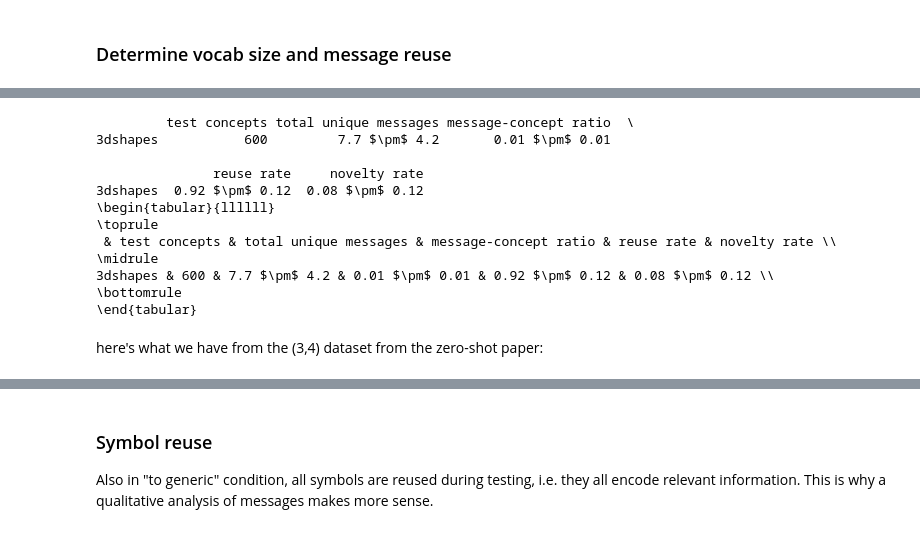
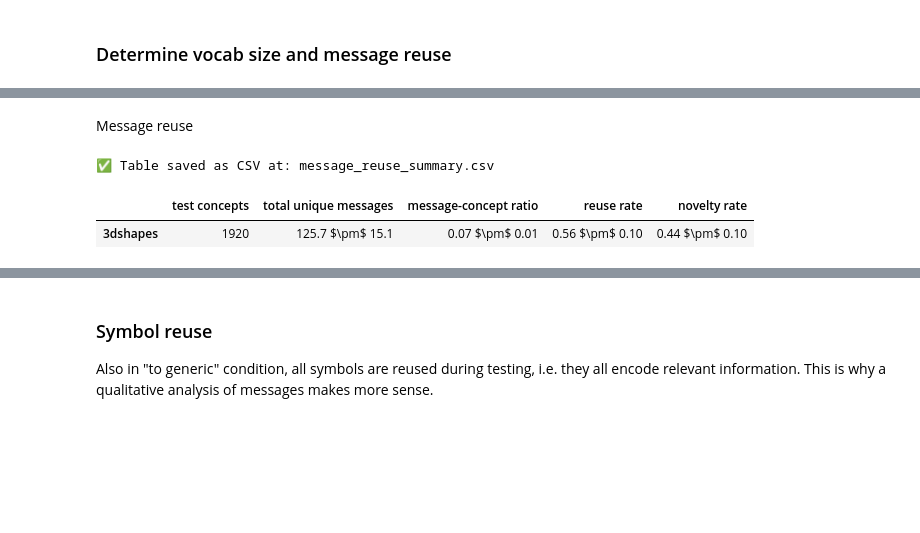
Before and after one commit to kristinakobrock/emergent-abstractions, a Jupyter notebook: analysis_zero_shot_qualitative.ipynb, the cells around one changed output, grey strips where cells are left out. Cells and saved outputs as stored; diff of their text form; code cells hidden in the pictures; blank space fills up the shorter version.

```diff
--- a/analysis_zero_shot_qualitative.ipynb
+++ b/analysis_zero_shot_qualitative.ipynb
@@ -112,9 +90,10 @@ datasets = ['3dshapes']
 n_values = [4]
 n_attributes = [3]
 n_epochs = 300
+n_runs = 3
 n_datasets = len(datasets)
 
-path = [
+paths = [
     'results/3dshapes/shapes3d_feat_rep_game_size_10_vsf_3',  # path for 3dshapes
 ]
 # %%
@@ -246,12 +331,26 @@ I could not adjust the code such that it would also compute symbol use and novel
+# %% [markdown]
+Message reuse
+# %%
+context_unaware = False # whether original or context_unaware simulations are evaluated
+zero_shot = True # whether zero-shot simulations are evaluated
+zero_shot_test = 'specific' # 'generic' or 'specific'
+test_interactions = True # whether scores should be calculated on test interactions (only with zero shot)
+test_ds = 'test' # 'test' or 'test_sampled_unscaled' or 'test_unscaled' or 'test_fine'
+setting = ""
+if context_unaware:
+    setting = setting + 'context_unaware'
+else:
+    setting = setting + 'standard'
+if zero_shot:
+    setting = setting + '/zero_shot/' + zero_shot_test
 # %%
 message_reuse_dict = {'intersection': [], 'difference train': [], 'difference test': [], 'concepts test unique': [], 'test ratio': [], 'messages test unique': [],
                       'reuse rate': [], 'novelty rate': [], 'total ratio': []}
 for i, d in enumerate(datasets):
     intersection, train_difference, test_difference, test_concepts, test_ratio, test_messages, reuse_rate, novelty_rate, total_ratio = [], [], [], [], [], [], [], [], []
-    for run in range(3): # for 3 runs (0,1,2) per dataset because otherwise I would get an error
-    #for run in range(5): --- IGNORE ---
+    for run in range(n_runs):
         path_to_run = paths[i] + '/' + str(setting) +'/' + str(run) + '/'
-        message_reuse = pickle.load(open(path_to_run + 'message_reuse_' + str(test_as) + '.pkl', 'rb'))
+        message_reuse = pickle.load(open(path_to_run + 'message_reuse_' + str(test_ds) + '.pkl', 'rb'))
         intersection.append(message_reuse[0])
         train_difference.append(message_reuse[1])
         test_difference.append(message_reuse[2])
@@ -279,49 +378,48 @@ mess_reuse_array = np.array(message_reuse)
 
 # Compute means and standard deviations over the five runs
 means = np.mean(mess_reuse_array, axis=-1)
 std_devs = np.std(mess_reuse_array, axis=-1)
 
 # Row names and column names
 # row_names = ["D(3,4)", "D(3,8)", "D(3,16)", "D(4,4)", "D(4,8)", "D(5,4)"]
 row_names = ["3dshapes"]
 col_names = ["test concepts", "total unique messages", "message-concept ratio", "reuse rate","novelty rate"]
 
 # Prepare the data for the DataFrames
 data = []
 
 # iterate over datasets
 for i in range(means.shape[1]):
     row = []
     # iterate over conditions
     for j in range(means.shape[0]):
         if j > 1:
             formatted_value = f"{means[j, i]:.2f} $\\pm$ {std_devs[j, i]:.2f}"
         elif j == 0:
             formatted_value = f"{int(means[j, i])}"
         else:
             formatted_value = f"{means[j, i]:.1f} $\\pm$ {std_devs[j, i]:.1f}"
         row.append(formatted_value)
     data.append(row)
 
-# Create DataFrames
+# # Create DataFrames
+# df = pd.DataFrame(data, index=row_names, columns=col_names)
+
+# # Convert DataFrames to LaTeX tables
+# latex_table = df.to_latex(index=True, escape=False)
+# print(df)
+# print(latex_table)
+
+# Create DataFrame
 df = pd.DataFrame(data, index=row_names, columns=col_names)
 
-# Convert DataFrames to LaTeX tables
-latex_table = df.to_latex(index=True, escape=False)
-print(df)
-print(latex_table)
+# Save to CSV (easy to open in Excel or Google Sheets)
+csv_path = "message_reuse_summary.csv"
+df.to_csv(csv_path, index=True)
+
+print(f"✅ Table saved as CSV at: {csv_path}")
+display(df)  # Nicely formatted output in Jupyter
 # %% [output]
-         test concepts total unique messages message-concept ratio  \
-3dshapes           600         7.7 $\pm$ 4.2       0.01 $\pm$ 0.01
-
-               reuse rate     novelty rate
-3dshapes  0.92 $\pm$ 0.12  0.08 $\pm$ 0.12
-\begin{tabular}{llllll}
-\toprule
- & test concepts & total unique messages & message-concept ratio & reuse rate & novelty rate \\
-\midrule
-3dshapes & 600 & 7.7 $\pm$ 4.2 & 0.01 $\pm$ 0.01 & 0.92 $\pm$ 0.12 & 0.08 $\pm$ 0.12 \\
-\bottomrule
-\end{tabular}
+✅ Table saved as CSV at: message_reuse_summary.csv
+|  | test concepts | total unique messages | message-concept ratio | reuse rate | novelty rate |
+| 3dshapes | 1920 | 125.7 $\pm$ 15.1 | 0.07 $\pm$ 0.01 | 0.56 $\pm$ 0.10 | 0.44 $\pm$ 0.10 |
-# %% [markdown]
-here's what we have from the (3,4) dataset from the zero-shot paper:
```
Also changed, not shown: parts of 29 cells of this notebook, 4 other files.
